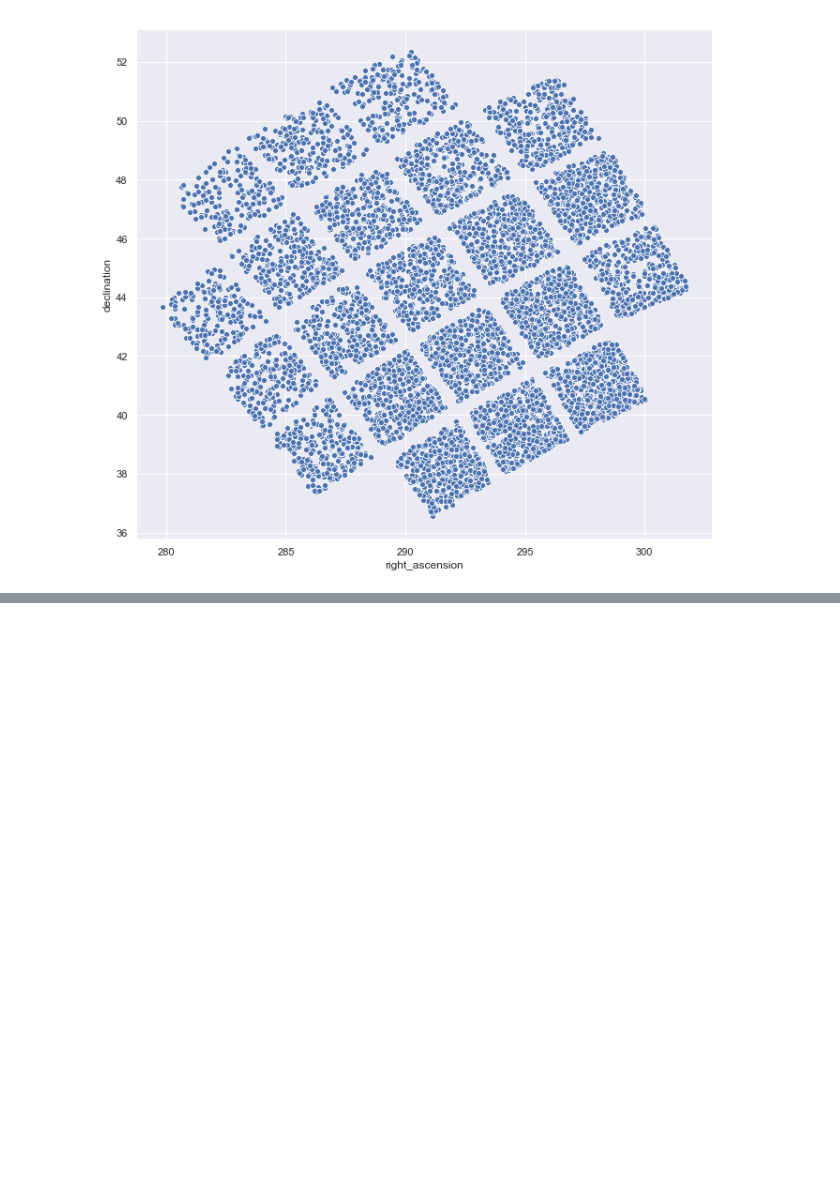
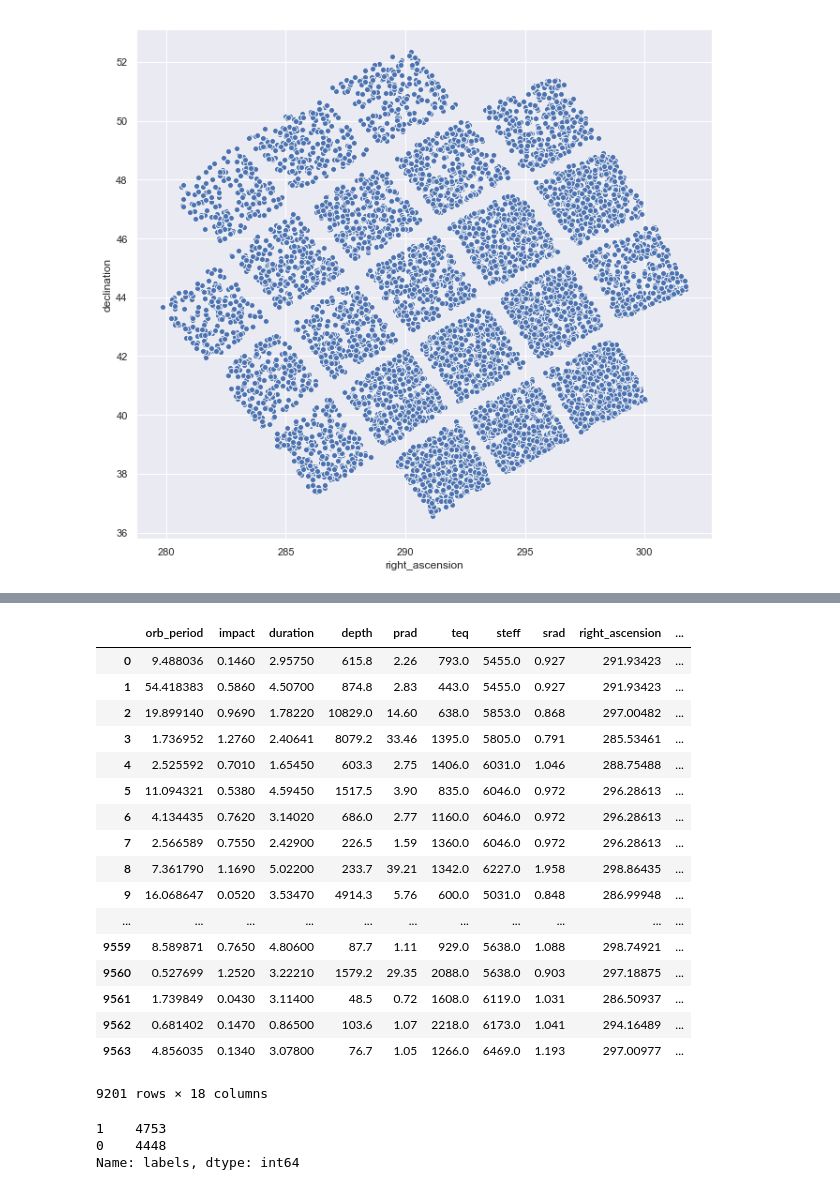
Before and after one commit to annaviper/exoplanets, a Jupyter notebook: 2. Exploratory and Statistical analysis/kepler.ipynb, the cells around one changed output, grey strips where cells are left out. Cells and saved outputs as stored; diff of their text form; code cells hidden in the pictures; blank space fills up the shorter version.

```diff
--- a/2. Exploratory and Statistical analysis/kepler.ipynb
+++ b/2. Exploratory and Statistical analysis/kepler.ipynb
@@ -120,0 +150,2 @@ sns.scatterplot(x='right_ascension', y='declination', data=kepler)
+# %%
+kepler = pd.get_dummies(kepler)
@@ -120,0 +161,2 @@ sns.scatterplot(x='right_ascension', y='declination', data=kepler)
+# %%
+kepler = kepler.dropna()
@@ -120,0 +165,13 @@ sns.scatterplot(x='right_ascension', y='declination', data=kepler)
+# %%
+from sklearn.preprocessing import StandardScaler
+
+scaler = StandardScaler()
+scaler.fit(kepler)
+kepler_scale = scaler.transform(kepler)
+# %%
+from sklearn.cluster import KMeans
+
+kmeans = KMeans(n_clusters=2, random_state=0).fit(kepler_scale)
+kmeans.labels_
+kepler["labels"] = kmeans.labels_
+kepler.head()
@@ -120,0 +185,27 @@ sns.scatterplot(x='right_ascension', y='declination', data=kepler)
+# %%
+kepler
+# %% [output]
+|  | orb_period | impact | duration | depth | prad | teq | steff | srad | right_ascension | ... |
+| 0 | 9.488036 | 0.1460 | 2.95750 | 615.8 | 2.26 | 793.0 | 5455.0 | 0.927 | 291.93423 | ... |
+| 1 | 54.418383 | 0.5860 | 4.50700 | 874.8 | 2.83 | 443.0 | 5455.0 | 0.927 | 291.93423 | ... |
+| 2 | 19.899140 | 0.9690 | 1.78220 | 10829.0 | 14.60 | 638.0 | 5853.0 | 0.868 | 297.00482 | ... |
+| 3 | 1.736952 | 1.2760 | 2.40641 | 8079.2 | 33.46 | 1395.0 | 5805.0 | 0.791 | 285.53461 | ... |
+| 4 | 2.525592 | 0.7010 | 1.65450 | 603.3 | 2.75 | 1406.0 | 6031.0 | 1.046 | 288.75488 | ... |
+| 5 | 11.094321 | 0.5380 | 4.59450 | 1517.5 | 3.90 | 835.0 | 6046.0 | 0.972 | 296.28613 | ... |
+| 6 | 4.134435 | 0.7620 | 3.14020 | 686.0 | 2.77 | 1160.0 | 6046.0 | 0.972 | 296.28613 | ... |
+| 7 | 2.566589 | 0.7550 | 2.42900 | 226.5 | 1.59 | 1360.0 | 6046.0 | 0.972 | 296.28613 | ... |
+| 8 | 7.361790 | 1.1690 | 5.02200 | 233.7 | 39.21 | 1342.0 | 6227.0 | 1.958 | 298.86435 | ... |
+| 9 | 16.068647 | 0.0520 | 3.53470 | 4914.3 | 5.76 | 600.0 | 5031.0 | 0.848 | 286.99948 | ... |
+| ... | ... | ... | ... | ... | ... | ... | ... | ... | ... | ... |
+| 9559 | 8.589871 | 0.7650 | 4.80600 | 87.7 | 1.11 | 929.0 | 5638.0 | 1.088 | 298.74921 | ... |
+| 9560 | 0.527699 | 1.2520 | 3.22210 | 1579.2 | 29.35 | 2088.0 | 5638.0 | 0.903 | 297.18875 | ... |
+| 9561 | 1.739849 | 0.0430 | 3.11400 | 48.5 | 0.72 | 1608.0 | 6119.0 | 1.031 | 286.50937 | ... |
+| 9562 | 0.681402 | 0.1470 | 0.86500 | 103.6 | 1.07 | 2218.0 | 6173.0 | 1.041 | 294.16489 | ... |
+| 9563 | 4.856035 | 0.1340 | 3.07800 | 76.7 | 1.05 | 1266.0 | 6469.0 | 1.193 | 297.00977 | ... |
+9201 rows × 18 columns
+# %%
+kepler["labels"].value_counts()
+# %% [output]
+1    4753
+0    4448
+Name: labels, dtype: int64
```
Also changed, not shown: parts of 34 cells of this notebook, 1 other file.
